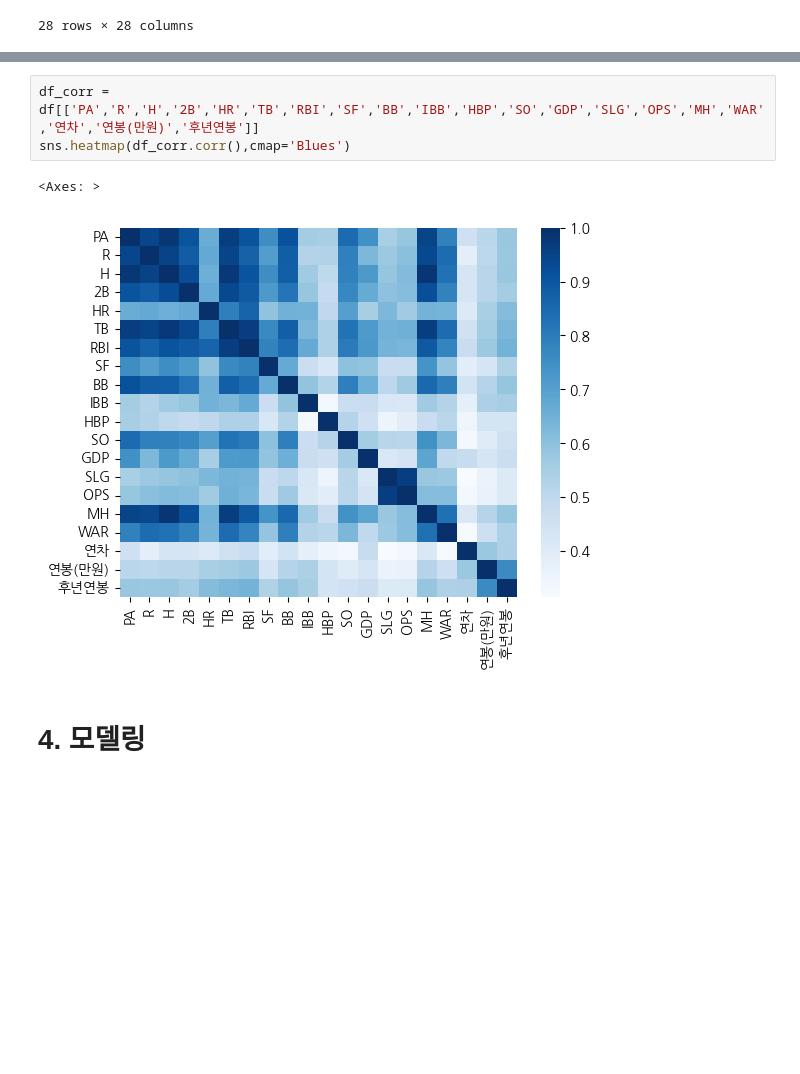
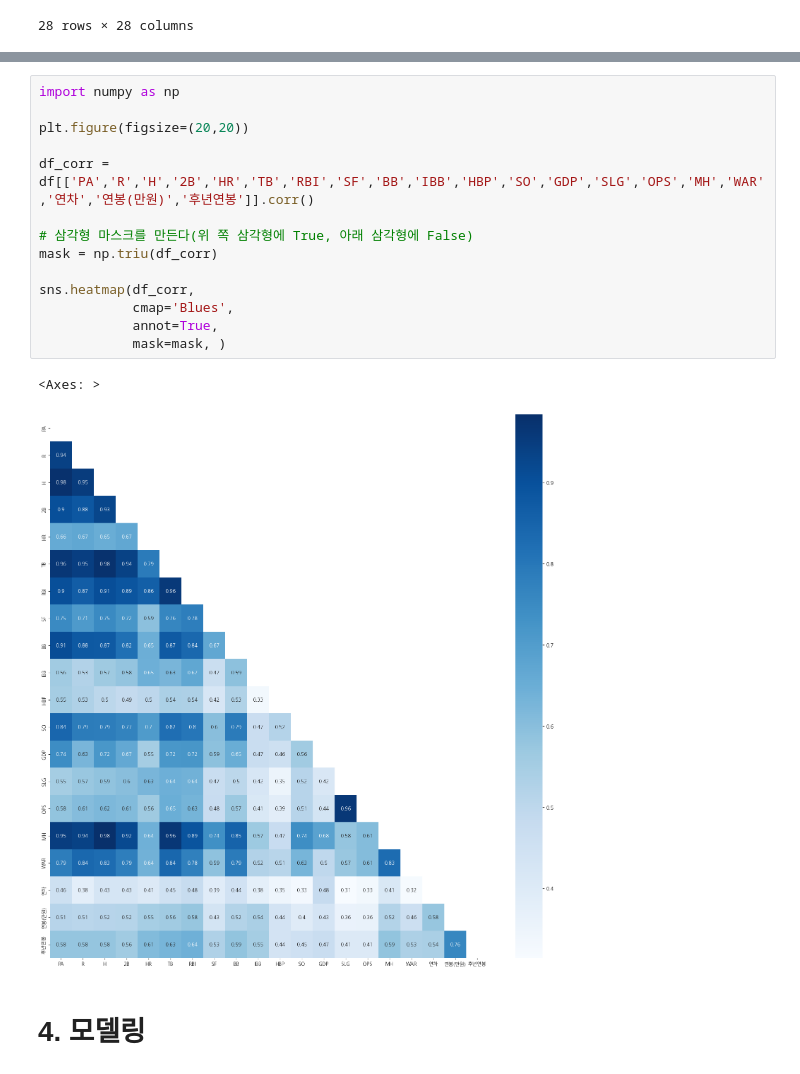
Before and after one commit to zefo38/kbo_salary, a Jupyter notebook: 07. Classifier Modeling.ipynb, the cells around one changed output, grey strips where cells are left out. Cells and saved outputs as stored; diff of their text form; blank space fills up the shorter version.

```diff
--- a/07. Classifier Modeling.ipynb
+++ b/07. Classifier Modeling.ipynb
@@ -184,9 +178,20 @@ sns.heatmap(df.corr(),cmap='Blues')
 # %%
-df_corr = df[['PA','R','H','2B','HR','TB','RBI','SF','BB','IBB','HBP','SO','GDP','SLG','OPS','MH','WAR','연차','연봉(만원)','후년연봉']]
-sns.heatmap(df_corr.corr(),cmap='Blues')
+import numpy as np
+
+plt.figure(figsize=(20,20))
+
+df_corr = df[['PA','R','H','2B','HR','TB','RBI','SF','BB','IBB','HBP','SO','GDP','SLG','OPS','MH','WAR','연차','연봉(만원)','후년연봉']].corr()
+
+# 삼각형 마스크를 만든다(위 쪽 삼각형에 True, 아래 삼각형에 False)
+mask = np.triu(df_corr)
+
+sns.heatmap(df_corr,
+            cmap='Blues',
+            annot=True,
+            mask=mask, )
 # %% [output]
 <Axes: >
-[figure, old version]
+[figure, new version]
 # %% [markdown]
 # 4. 모델링
 # %% [markdown]
```
Also changed, not shown: parts of 8 cells of this notebook, 2 other files.
